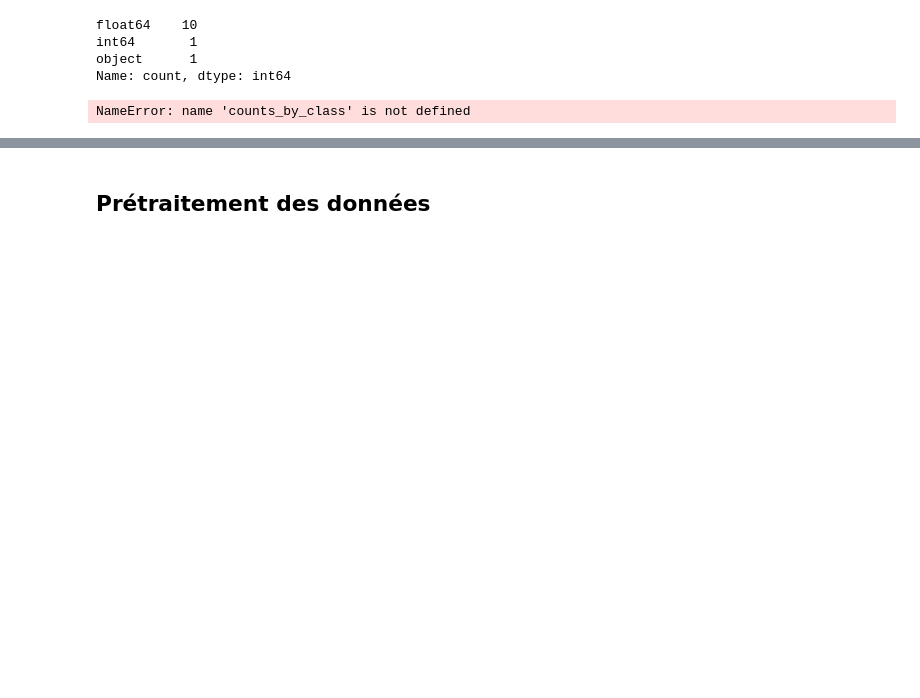
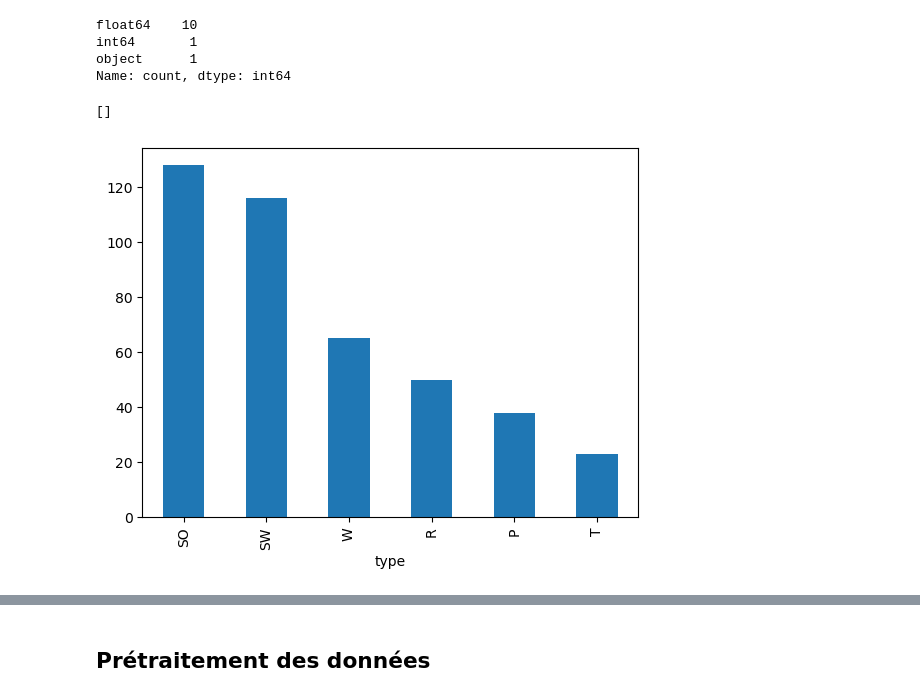
Before and after one commit to francois07/ift870-bird_bones, a Jupyter notebook: Groupe14_Projet.ipynb, the cells around one changed output, grey strips where cells are left out. Drawn from its saved outputs; the diff is of its cells as text; code cells hidden in the pictures; blank space fills up the shorter version.

```diff
--- a/Groupe14_Projet.ipynb
+++ b/Groupe14_Projet.ipynb
@@ -60,10 +60,12 @@ int64       1
 object      1
 Name: count, dtype: int64
 # %%
+counts_by_class = data["type"].value_counts()
 counts_by_class.plot(kind='bar')
 plt.plot()
 # %% [output]
-NameError: name 'counts_by_class' is not defined
+[]
+[figure, added]
 # %%
 data.duplicated().sum()
 data.drop("id",axis=1).duplicated().sum()
```
Also changed, not shown: parts of 15 cells of this notebook.
